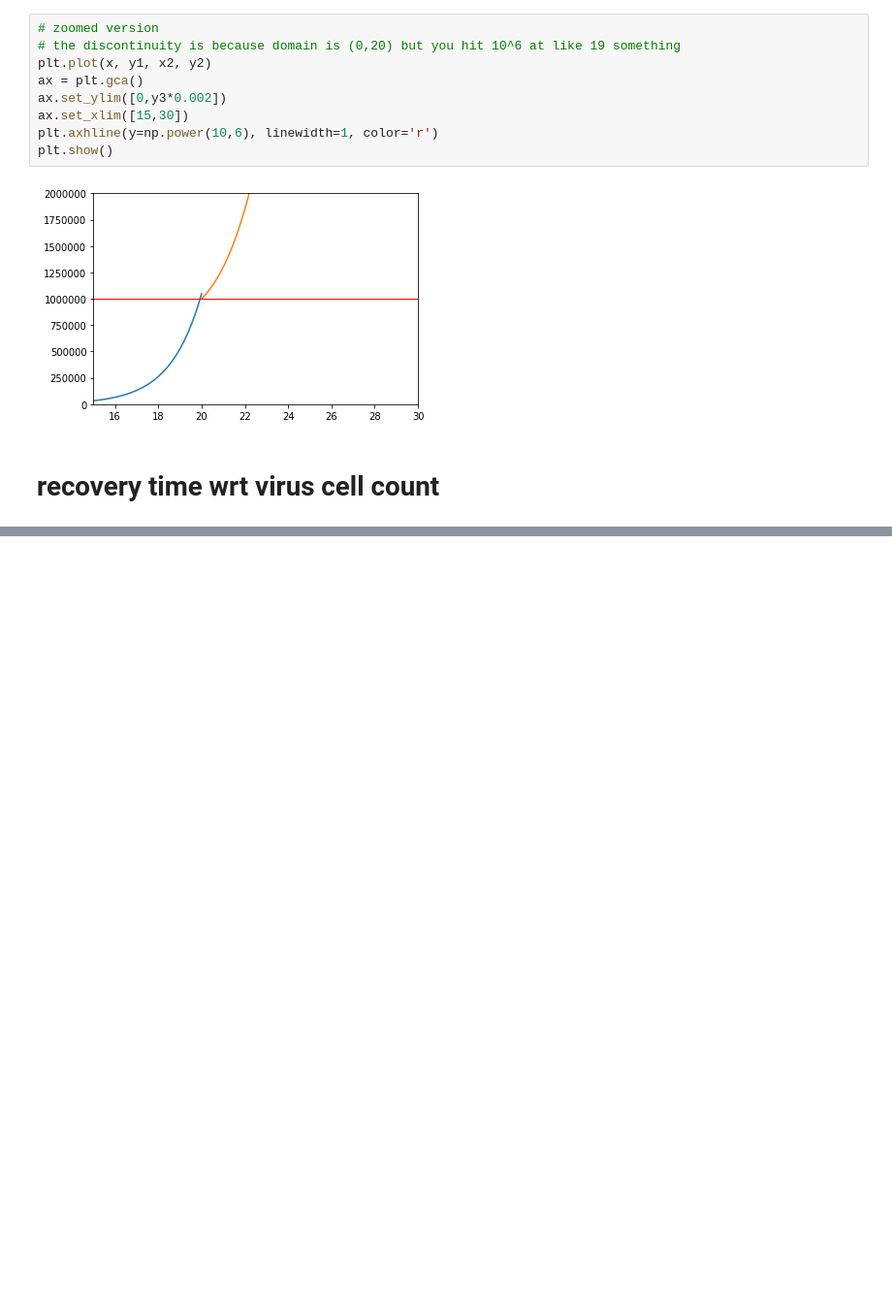
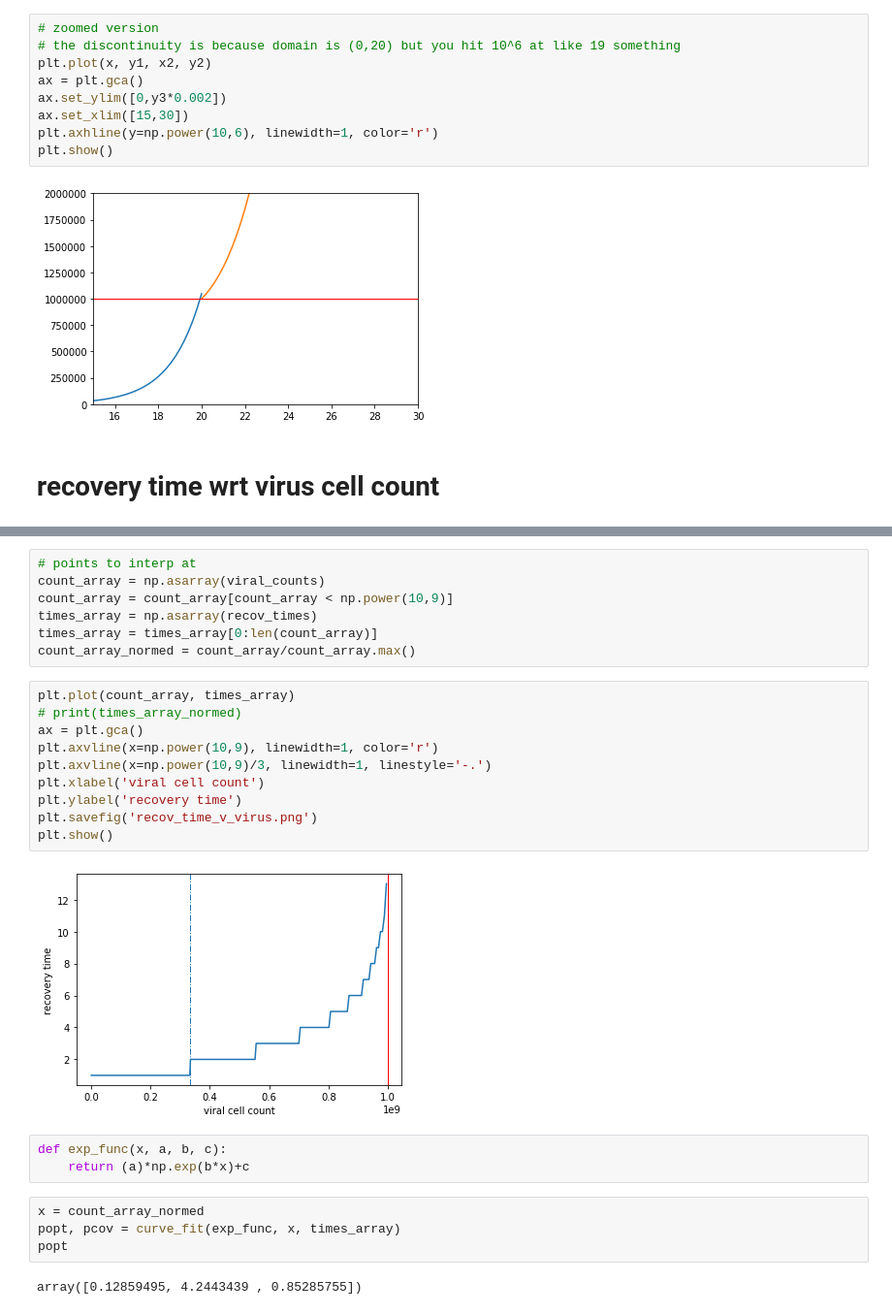
Before and after one commit to GabrielAkers/MATH4194-HantaVirus, a Jupyter notebook: HantaVirus_exploration.ipynb, the cells around one changed output, grey strips where cells are left out. Shown: that part at 97% size. Drawn from its saved outputs; the diff is of its cells as text; blank space fills up the shorter version.

```diff
--- a/HantaVirus_exploration.ipynb
+++ b/HantaVirus_exploration.ipynb
@@ -77,0 +81,28 @@ plt.show()
+# %%
+# points to interp at
+count_array = np.asarray(viral_counts)
+count_array = count_array[count_array < np.power(10,9)]
+times_array = np.asarray(recov_times)
+times_array = times_array[0:len(count_array)]
+count_array_normed = count_array/count_array.max()
+# %%
+plt.plot(count_array, times_array)
+# print(times_array_normed)
+ax = plt.gca()
+plt.axvline(x=np.power(10,9), linewidth=1, color='r')
+plt.axvline(x=np.power(10,9)/3, linewidth=1, linestyle='-.')
+plt.xlabel('viral cell count')
+plt.ylabel('recovery time')
+plt.savefig('recov_time_v_virus.png')
+plt.show()
+# %% [output]
+[figure, added]
+# %%
+def exp_func(x, a, b, c):
+    return (a)*np.exp(b*x)+c
+# %%
+x = count_array_normed
+popt, pcov = curve_fit(exp_func, x, times_array)
+popt
+# %% [output]
+array([0.12859495, 4.2443439 , 0.85285755])
```
Also changed, not shown: parts of 6 cells of this notebook.
